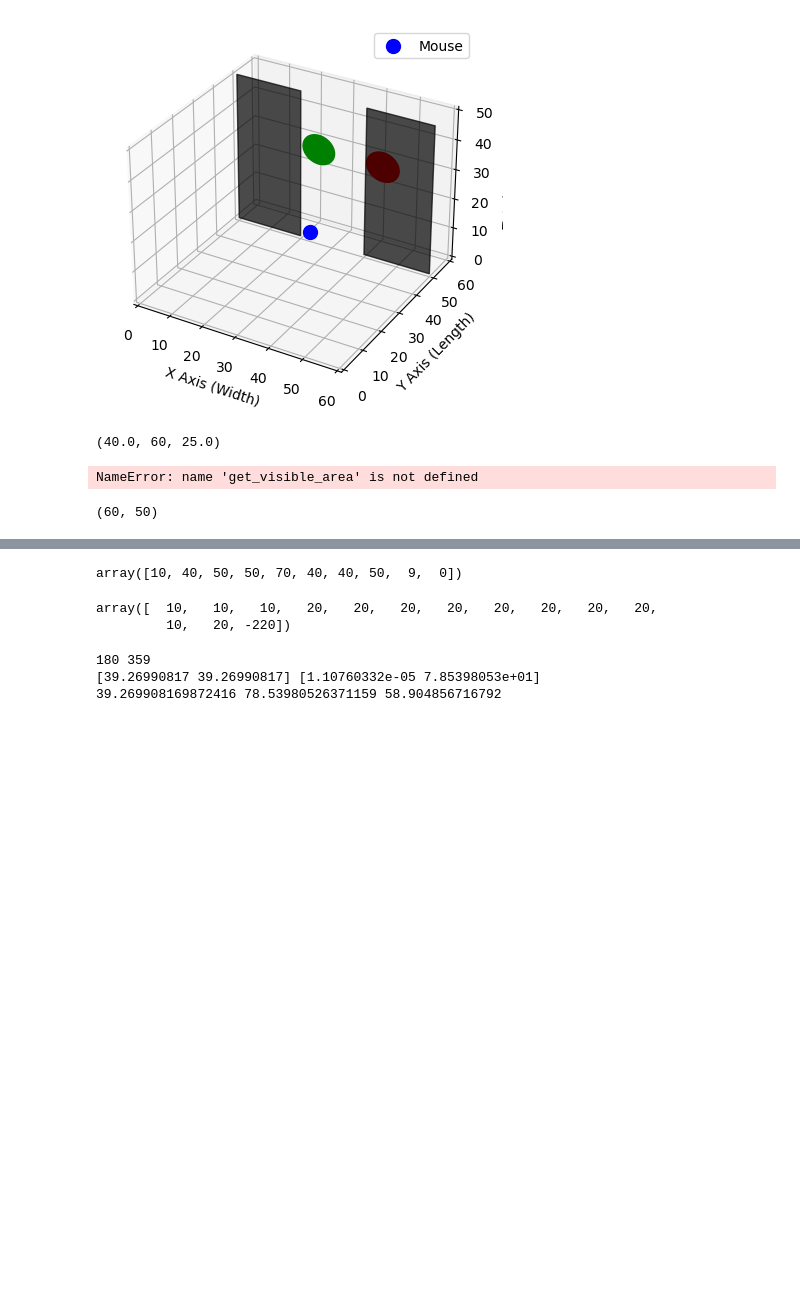
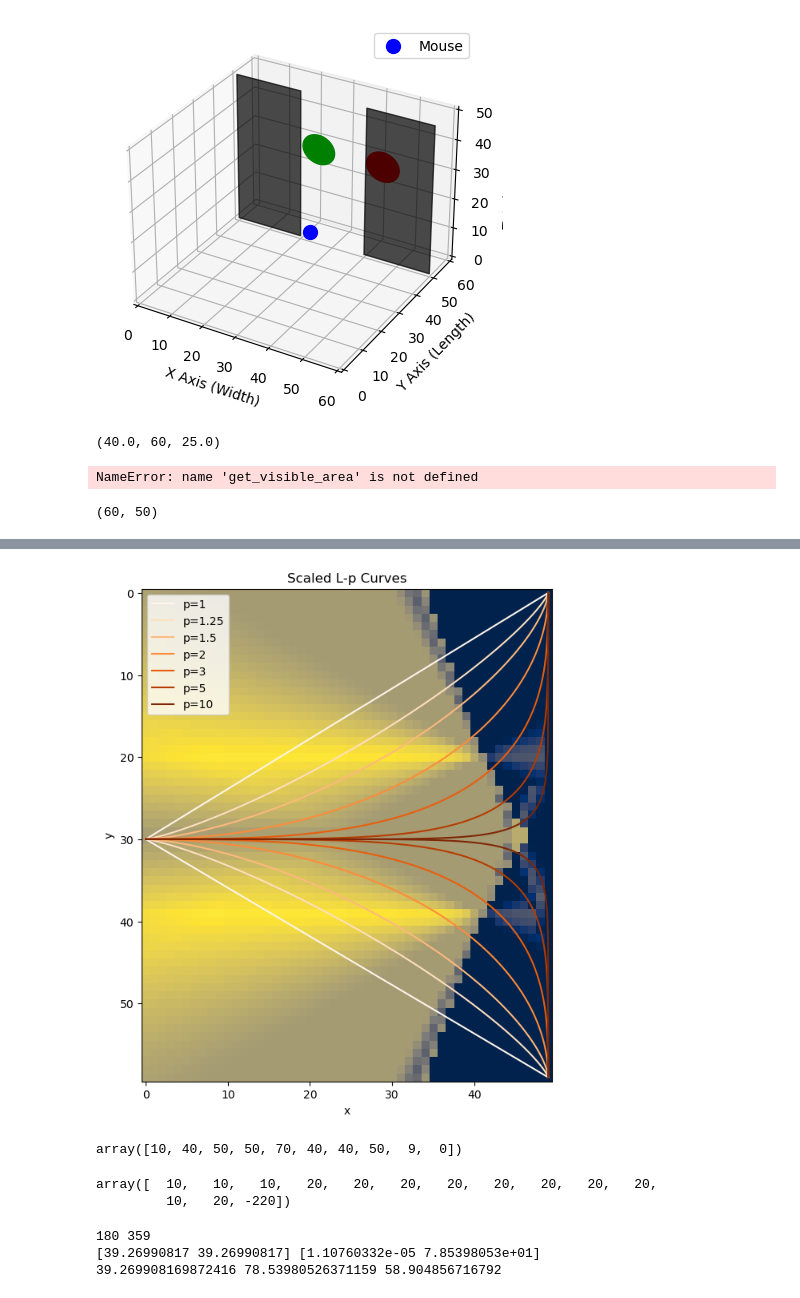
Before and after one commit to reecekeller/active_sensing, a Jupyter notebook: act_sense/analysis/heat_map.ipynb, the cells around one changed output, grey strips where cells are left out. Cells and saved outputs as stored; diff of their text form; code cells hidden in the pictures; blank space fills up the shorter version.

```diff
--- a/act_sense/analysis/heat_map.ipynb
+++ b/act_sense/analysis/heat_map.ipynb
@@ -177,3 +233,68 @@ def get_segment_area(angles, radius):
+# %%
+import numpy as np
+import matplotlib.pyplot as plt
+
+# Function to compute the L-p norm curve in the first quadrant
+def lp_curve_scaled(p, num_points=1000, start=(30, 0), end=(60, 50)):
+    # Generate angles for the first quadrant (0 to pi/2)
+    theta = np.linspace(0, np.pi / 2, num_points)
+
+    # Parametrize x and y using the Lp norm equation (r=1, for simplicity)
+    x = np.cos(theta)
+    y = np.sin(theta)
+
+    # Transform to Lp norm by raising to power of p and normalizing
+    x_lp = np.sign(x) * (np.abs(x) ** (2 / p))
+    y_lp = np.sign(y) * (np.abs(y) ** (2 / p))
+
+    # Normalize to satisfy the equation |x|^p + |y|^p = 1^p
+    norm_factor = (np.abs(x_lp) ** p + np.abs(y_lp) ** p) ** (1 / p)
+    x_lp /= norm_factor
+    y_lp /= norm_factor
+
+    # Scale to the target size
+    start_x, start_y = start[0], end[1]
+    end_x, end_y = end[0], start[1]
+
+    # Compute scaling factors
+    scale_x = end_x - start_x
+    scale_y = end_y - start_y
+
+    # Scale the points
+    x_scaled = x_lp * scale_x + start_x
+    y_scaled = y_lp * scale_y + start_y
+
+    return x_scaled, y_scaled
+
+# Plot Lp curves for different p with start at (30, 0) and end at (60, 50)
+def plot_lp_curves_scaled(p_values, start=(30, 0), end1=(60, 50), end2 = (60, 50)):
+    plt.figure(figsize=(8, 8))
+    plt.imshow(info_map, cmap = 'cividis')
+    colors = plt.cm.Oranges(np.linspace(0, 1, len(p_values)))  # You can choose other colormaps
+
+    for i, p in enumerate(p_values):
+        color = colors[i]
+        x_scaled1, y_scaled1 = lp_curve_scaled(p, start=start, end=end1)
+        x_scaled2, y_scaled2 = lp_curve_scaled(p, start=start, end=end2)
+        plt.plot(x_scaled1, y_scaled1, color=color, label=f'p={p}')
+        plt.plot(x_scaled2, y_scaled2, color=color)
+
+
+    plt.gca().set_aspect('equal', adjustable='box')
+    plt.title('Scaled L-p Curves')
+    plt.xlabel('x')
+    plt.ylabel('y')
+
+    plt.legend()
+    plt.show()
+
+# Parameters
+p_values = [1, 1.25, 1.5, 2, 3, 5, 10]  # Different p values for L-p norms
+
+# Plot the L-p curves starting at (30, 0) and ending at (60, 50)
+plot_lp_curves_scaled(p_values, start=(0, 30), end1=(49, 0), end2=(49, 59))
+# %% [output]
+[figure, added]
 # %%
 x = np.array([120, 130, 180, 200])
 np.abs(np.diff(x, append=x[0]))
```
Also changed, not shown: parts of 8 cells of this notebook.
